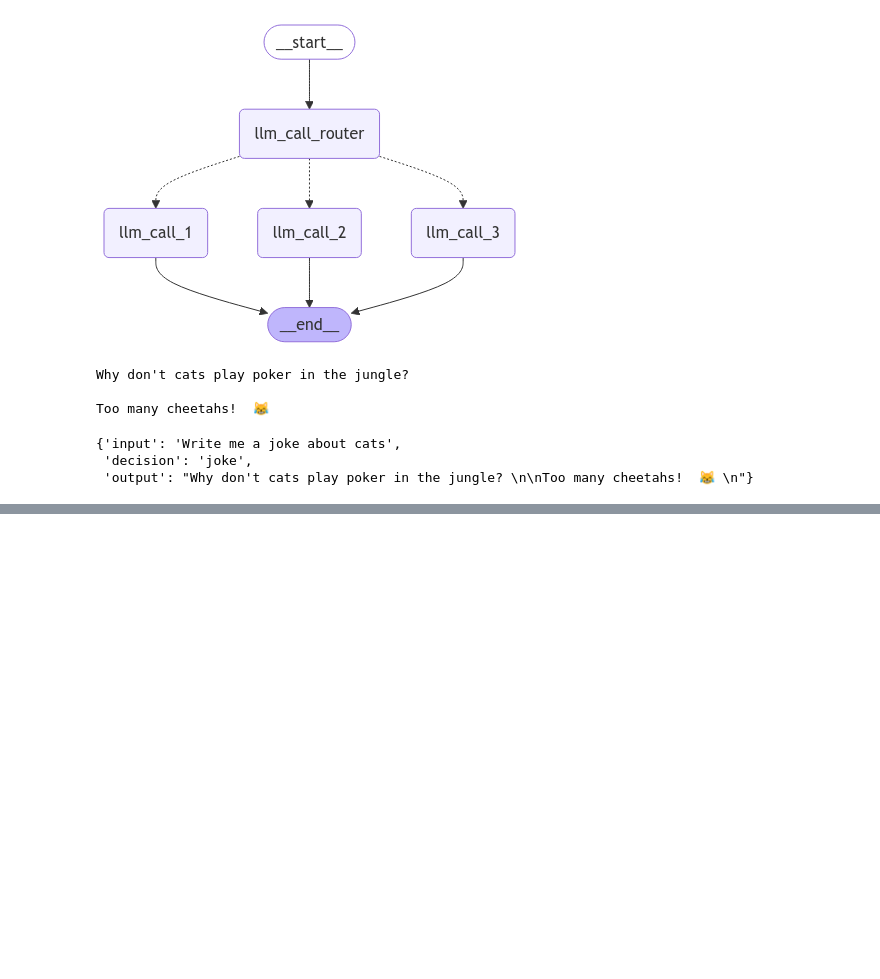
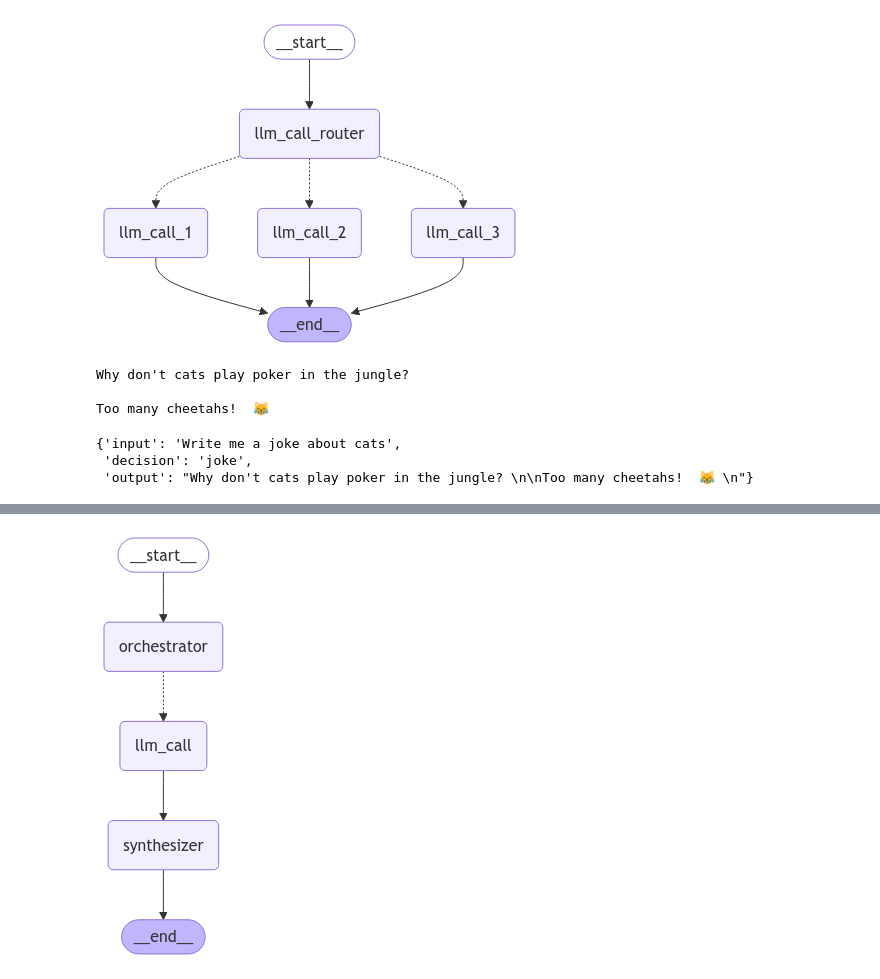
Before and after one commit to heohyunjun/FinBrainAgent, a Jupyter notebook: tuto_workflow_and_agent.ipynb, the cells around one changed output, grey strips where cells are left out. Cells and saved outputs as stored; diff of their text form; code cells hidden in the pictures; blank space fills up the shorter version.

Commit message:
chore: LangGraph 워크플로우 튜토리얼-3

```diff
--- a/tuto_workflow_and_agent.ipynb
+++ b/tuto_workflow_and_agent.ipynb
@@ -393,0 +435,9 @@ state
+# %%
+class Section(BaseModel):
+    name: str =Field(description="Name for this section of the report")
+    description:str = Field(description="Brief overview of the main topics and concepts to be covered")
+
+class Sections(BaseModel):
+    sections: List[Section] = Field(description = "Sections of the report")
+
+planner = llm.with_structured_output(Sections)
@@ -393,0 +456,87 @@ state
+# %%
+class State(TypedDict):
+    topic:str # 리포트 토픽
+    sections: list[Section] # 리포트 섹션 리스트
+    completed_sections: Annotated[list, operator.add] # 모든 워커들이 병렬로 이 키에 작성
+    final_report: str # 최종 리포트
+
+
+# 워커 State
+class WorkerState(TypedDict):
+    section: Section
+    completed_sections: Annotated[list, operator.add]
+
+# 노드
+def orchestrator(state: State):
+    # 리포트 작성 계획을 생성하기 위한 오케스트레이터
+
+    # 쿼리 생성
+    report_sections = planner.invoke(
+        [
+            SystemMessage(content='Generate a plan for the report'),
+            HumanMessage(content=f"Here is the report topic: {state['topic']}")
+        ]
+    )
+    return {"sections" : report_sections.sections}
+
+
+def llm_call(state: WorkerState):
+
+    # Generate section
+    section = llm.invoke(
+        [
+            SystemMessage(
+                content="Write a report section following the provided name and description. Include no preamble for each section. Use markdown formatting."
+            ),
+            HumanMessage(
+                content=f"Here is the section name: {state['section'].name} and description: {state['section'].description}"
+            ),
+        ]
+    )
+
+    # Write the updated section to completed sections
+    return {"completed_sections": [section.content]}
+
+
+def synthesizer(state: State):
+    """섹션에서 전체 보고서를 종합."""
+
+    # 완료 섹션 리스트트
+    completed_sections = state["completed_sections"]
+
+    completed_report_sections = "\n\n---\n\n".join(completed_sections)
+
+    return {"final_report": completed_report_sections}
+
+# "조건부 엣지 함수(Conditional Edge Function)를 사용하여
+# 각 섹션(section)의 보고서를 작성하는 llm_call 워커(worker)들을 생성
+
+def assign_workers(state: State):
+
+    # Send() API를 통해 섹션(section) 작성을 병렬로 시작
+    return [Send("llm_call", {"section": s}) for s in state["sections"]]
+
+
+# 워크플로우 빌드
+orchestrator_worker_builder = StateGraph(State)
+
+# 노드 추가
+orchestrator_worker_builder.add_node("orchestrator", orchestrator)
+orchestrator_worker_builder.add_node("llm_call", llm_call)
+orchestrator_worker_builder.add_node("synthesizer", synthesizer)
+
+# 엣지 추가가
+orchestrator_worker_builder.add_edge(START, "orchestrator")
+orchestrator_worker_builder.add_conditional_edges(
+    "orchestrator", assign_workers, ["llm_call"]
+)
+orchestrator_worker_builder.add_edge("llm_call", "synthesizer")
+orchestrator_worker_builder.add_edge("synthesizer", END)
+
+# 컴파일
+orchestrator_worker = orchestrator_worker_builder.compile()
+
+# Show the workflow
+display(Image(orchestrator_worker.get_graph().draw_mermaid_png()))
+# %% [output]
+[figure, added]
```
Also changed, not shown: parts of 14 cells of this notebook.
